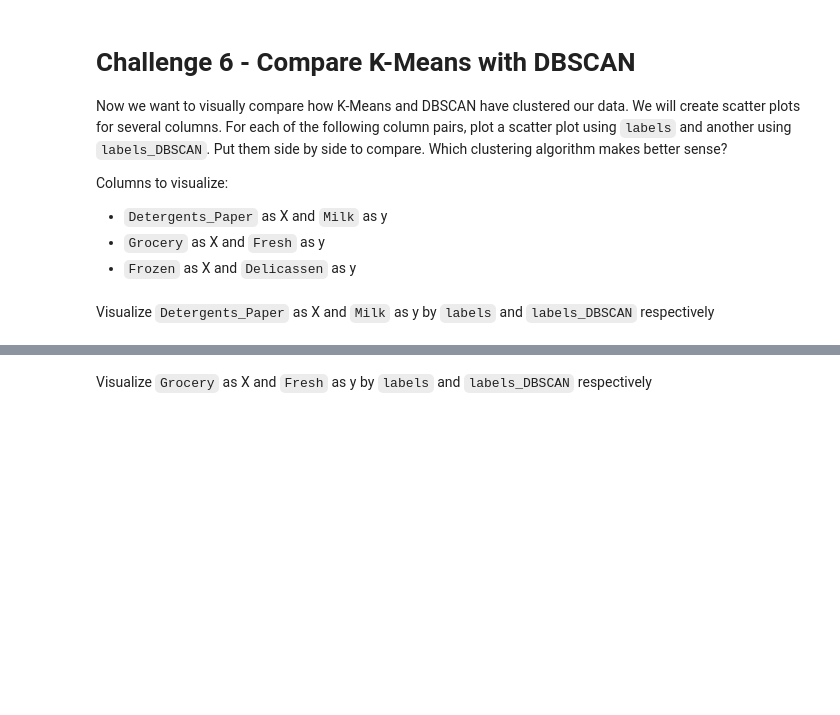
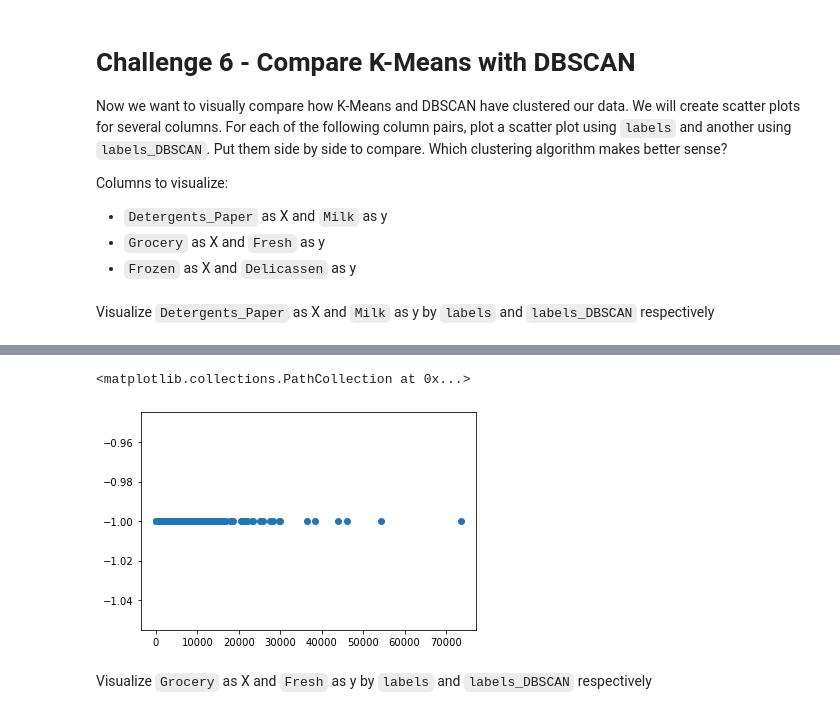
Before and after one commit to Ironhack-Data-Madrid-Mayo-2022/7.4-lab-unsupervised-learning, a Jupyter notebook: your-code/main.ipynb, the cells around one changed output, grey strips where cells are left out. Cells and saved outputs as stored; diff of their text form; code cells hidden in the pictures; blank space fills up the shorter version.

```diff
--- a/your-code/main.ipynb
+++ b/your-code/main.ipynb
@@ -129,3 +219,9 @@ Visualize `Detergents_Paper` as X and `Milk` as y by `labels` and `labels_DBSCAN
+# %%
+plt.scatter(customers.Milk,
+            customers.labels_DBSCAN)
+# %% [output]
+<matplotlib.collections.PathCollection at 0x...>
+[figure, added]
 # %% [markdown]
 Visualize `Grocery` as X and `Fresh` as y by `labels` and `labels_DBSCAN` respectively
 # %%
```
Also changed, not shown: parts of 25 cells of this notebook.
